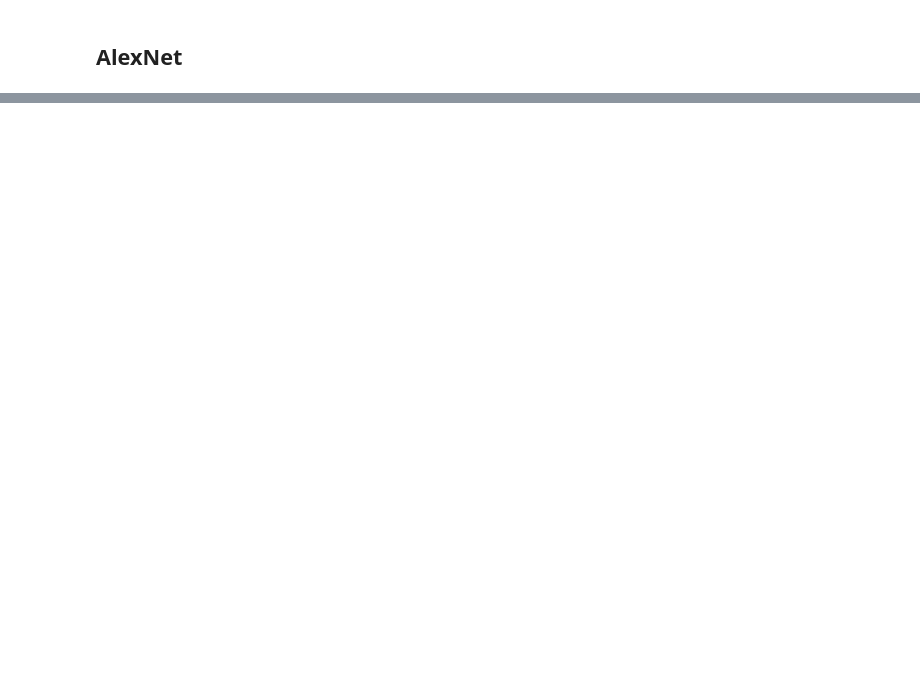
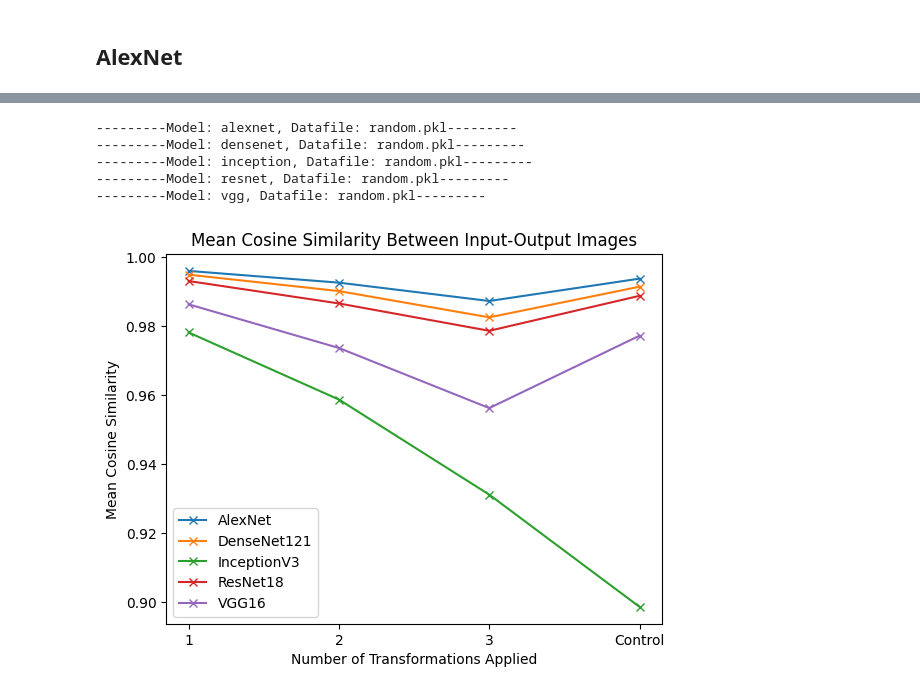
Before and after one commit to afxwong/CNNTransformationalSimilarity, a Jupyter notebook: get_similarities.ipynb, the cells around one changed output, grey strips where cells are left out. Drawn from its saved outputs; the diff is of its cells as text; code cells hidden in the pictures; blank space fills up the shorter version.

Commit message:
fixed incorrect utils func, added control, ran inference, and added visualization

```diff
--- a/get_similarities.ipynb
+++ b/get_similarities.ipynb
@@ -630,0 +966,5 @@ alexnet.classifier[6].register_forward_hook(get_last_layer_activation)
+# %%
+for _, v in similaritiesdict.items():
+    assert len(v) == utils.EXPECTED_LEN_10
+with open(f'similarities/exhaustive/alexnet/unfilled10.pkl', 'wb') as f:
+    pickle.dump(similaritiesdict, f)
@@ -630,0 +1046,45 @@ alexnet.classifier[6].register_forward_hook(get_last_layer_activation)
+# %%
+randomcounts = defaultdict(list)
+parentfol = 'similarities/exhaustive/'
+for modelvar in os.listdir(parentfol):
+    subpath = os.path.join(parentfol, modelvar)
+    for datafile in os.listdir(subpath):
+        if datafile == 'random.pkl':
+            print(f'---------Model: {modelvar}, Datafile: {datafile}---------')
+            pkldatapath = os.path.join(subpath, datafile)
+            data = utils.load_dict(pkldatapath)
+            for k, v in data.items():
+                temp = []
+                for tensor in v:
+                    temp.append(tensor.item())
+                randomcounts[k] = np.mean(temp)
+# %% [output]
+---------Model: alexnet, Datafile: random.pkl---------
+---------Model: densenet, Datafile: random.pkl---------
+---------Model: inception, Datafile: random.pkl---------
+---------Model: resnet, Datafile: random.pkl---------
+---------Model: vgg, Datafile: random.pkl---------
+# %%
+plotdict = defaultdict(list)
+for k1, v1 in transcounts.items():
+    for k2, v2 in v1.items():
+        m = np.mean(v2)
+        # print(k2)
+        plotdict[k1].append(m)
+# %%
+for k, v in randomcounts.items():
+    plotdict[k].append(v)
+# %%
+for k, v in plotdict.items():
+    # plt.scatter([1, 2, 3], v, label=k, marker='o')
+    plt.plot([0, 1, 2, 3], v, label=k, linestyle='-', marker='x')
+
+plt.xlabel("Number of Transformations Applied")
+plt.ylabel("Mean Cosine Similarity")
+plt.title("Mean Cosine Similarity Between Input-Output Images")
+# plt.ylim(0.75, 1)
+plt.xticks([0, 1, 2, 3], ['1', '2', '3', 'Control'])
+plt.legend(loc='lower left')
+plt.show()
+# %% [output]
+[figure, added]
```
Also changed, not shown: parts of 26 cells of this notebook, 21 other files.
